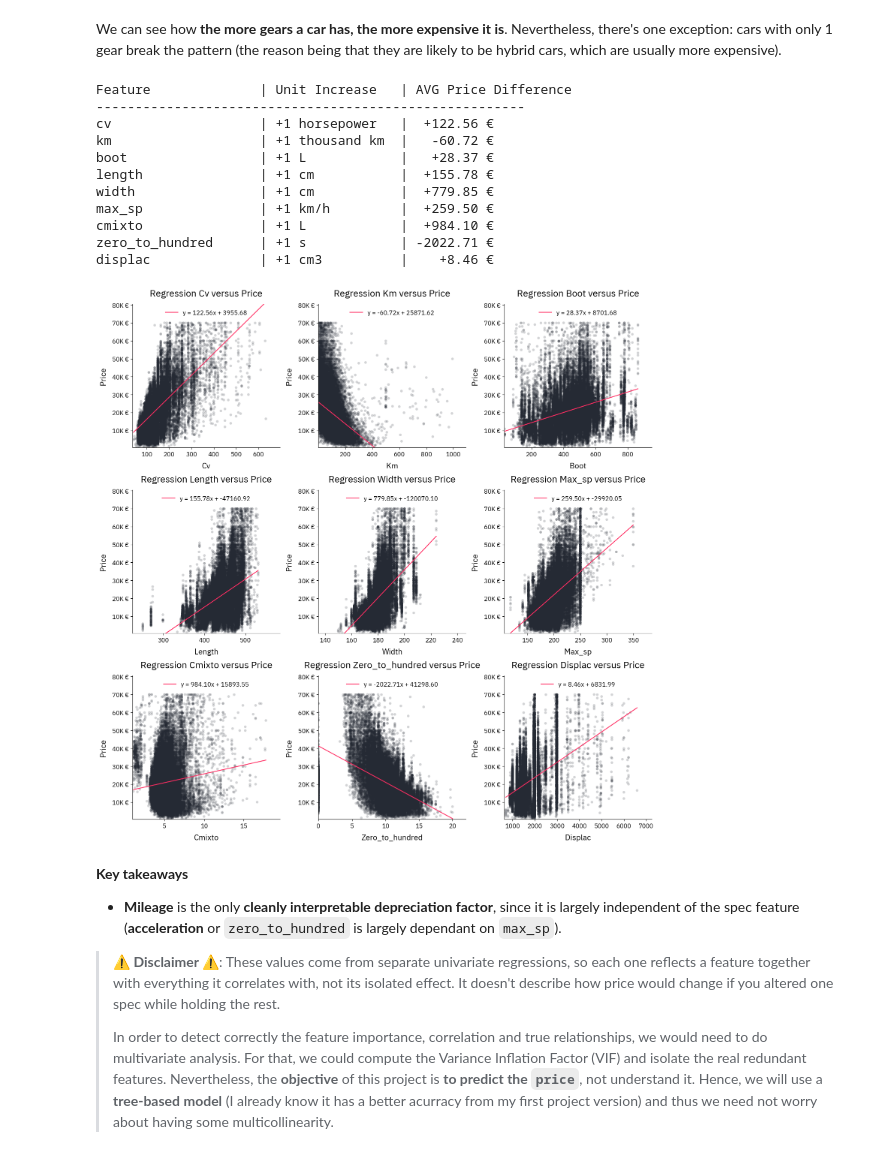
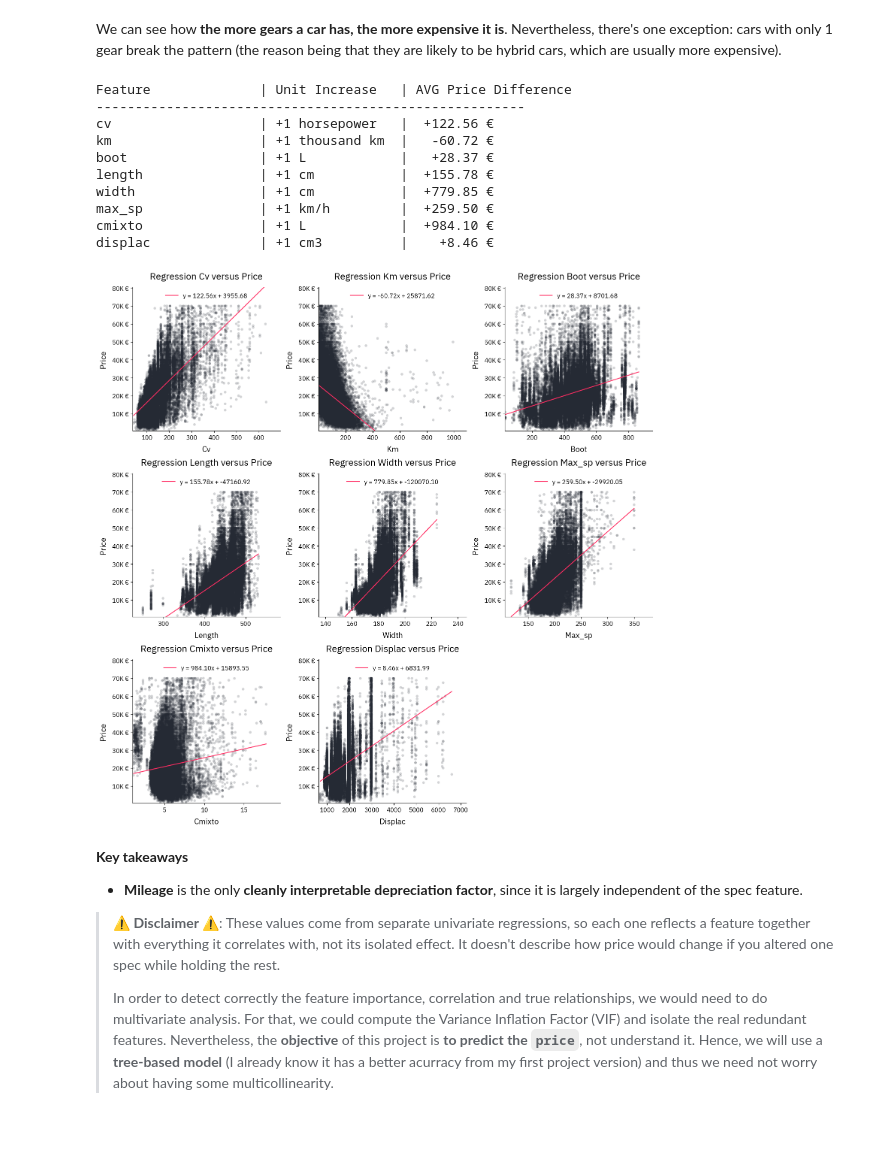
Before and after one commit to fbgranell/car-price-model, a Jupyter notebook: backend/notebooks/EDA.ipynb, the cells around one changed output. Saved outputs shown, nothing was run; the diff lists cells and outputs as text; code cells hidden in the pictures; blank space fills up the shorter version.

```diff
--- a/backend/notebooks/EDA.ipynb
+++ b/backend/notebooks/EDA.ipynb
@@ -127,5 +125,5 @@ plot_correlation_matrix(df[["emissions","cmixto"]], full_matrix=False)
 # %%
-cols_to_drop = ["emissions", "curban", "extraurban", "seats", "doors", "height", "max_par"]
+cols_to_drop = ["emissions", "curban", "extraurban", "seats", "doors", "height", "max_par", "zero_to_hundred"]
 df = df.drop(cols_to_drop, axis=1)
 # %% [markdown]
 This leaves us 20 columns, with a cleaner correlation matrix that looks like this:
@@ -243,7 +240,7 @@ plt.show()
 There is only **one exception** that stands out: one car with an **age greater than 50 years**, so far from the distribution that makes no sense to keep it.
 # %%
 
-columns = ["age", "cv", "km", "length", "width", "max_sp", "cmixto", "zero_to_hundred", "displac"]
+columns = ["age", "cv", "km", "length", "width", "max_sp", "cmixto", "displac"]
 n_cols = 3
 n_rows = math.ceil(len(columns) / n_cols)
 fig, axes = plt.subplots(n_rows, n_cols, figsize=(n_cols * 4, n_rows * 5), dpi=300)
@@ -468,7 +465,7 @@ def plot_scatter(ax, df, x_col, target, color_1="#252A34", color_2="#FF2E63"):
     ax.set_ylim(y.min()*0.9, y.max()*1.15)
     return m
 # %%
-scatter_columns = ["cv", "km", "boot", "length", "width", "max_sp", "cmixto", "zero_to_hundred", "displac"]
+scatter_columns = ["cv", "km", "boot", "length", "width", "max_sp", "cmixto", "displac"]
 map_units = {"cv": "horsepower", "km": "thousand km", "boot": "L", "length": "cm", "width": "cm", "max_sp": "km/h", "cmixto": "L", "zero_to_hundred": "s", "displac": "cm3"}
 cols = 3
 num_plots = len(scatter_columns)
@@ -481,38 +478,37 @@ for i, col in enumerate(scatter_columns):
     ax = axes[i]
     m = plot_scatter(ax, df, col, "price")
     sp.style_line(
         ax,
         yformat=sp.formats.currency(human=True, decimals=0),
         title=f"Regression {col.capitalize()} versus Price",
         xtitle=f"{col.capitalize()}",
         ytitle="Price",
         legend=True,
         legend_loc="upper center"
     )
     unit_str = f"+1 {map_units[col]}"
     print(f"{col:<20} | {unit_str:<15} | {m:>+8.2f} €")
 
 for j in range(num_plots, len(axes)):
     fig.delaxes(axes[j])
 
 plt.tight_layout()
 plt.show()
 # %% [output]
 Feature              | Unit Increase   | AVG Price Difference
 -------------------------------------------------------
 cv                   | +1 horsepower   |  +122.56 €
 km                   | +1 thousand km  |   -60.72 €
 boot                 | +1 L            |   +28.37 €
 length               | +1 cm           |  +155.78 €
 width                | +1 cm           |  +779.85 €
 max_sp               | +1 km/h         |  +259.50 €
 cmixto               | +1 L            |  +984.10 €
-zero_to_hundred      | +1 s            | -2022.71 €
 displac              | +1 cm3          |    +8.46 €
-[figure, old version]
+[figure, new version]
 # %% [markdown]
 **Key takeaways**
-- **Mileage** is the only **cleanly interpretable depreciation factor**, since it is largely independent of the spec feature (**acceleration** or `zero_to_hundred` is largely dependant on `max_sp`).
+- **Mileage** is the only **cleanly interpretable depreciation factor**, since it is largely independent of the spec feature.
 
 >**⚠ Disclaimer ⚠**: These values come from separate univariate regressions, so each one reflects a feature together with everything it correlates with, not its isolated effect. It doesn't describe how price would change if you altered one spec while holding the rest.
 >
```
Also changed, not shown: parts of 6 cells of this notebook, 7 other files.
